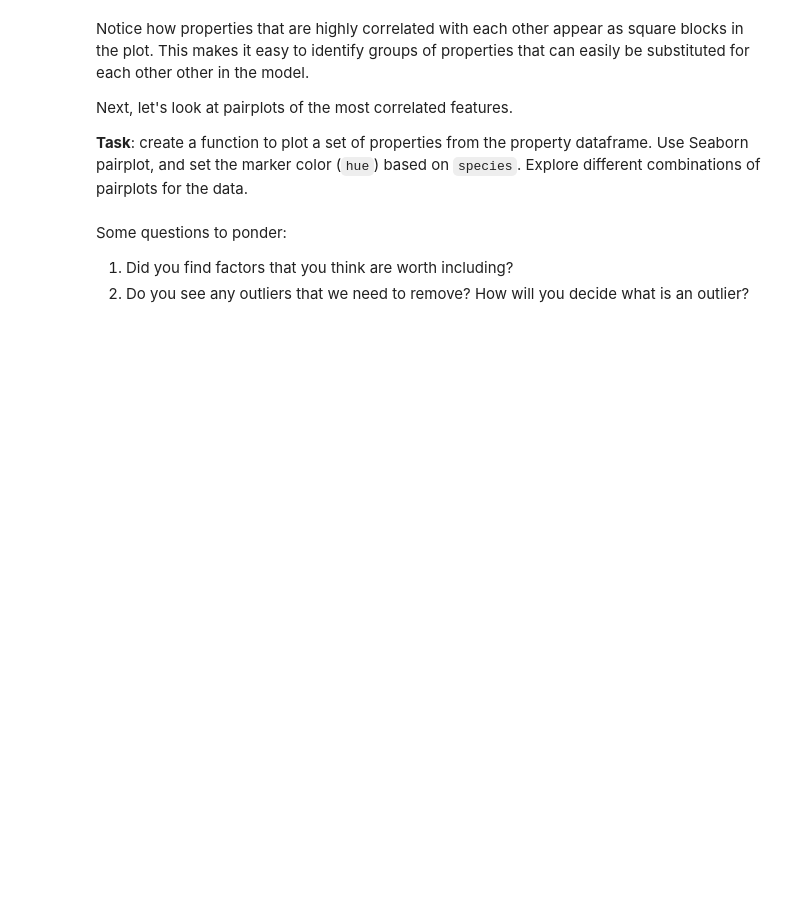
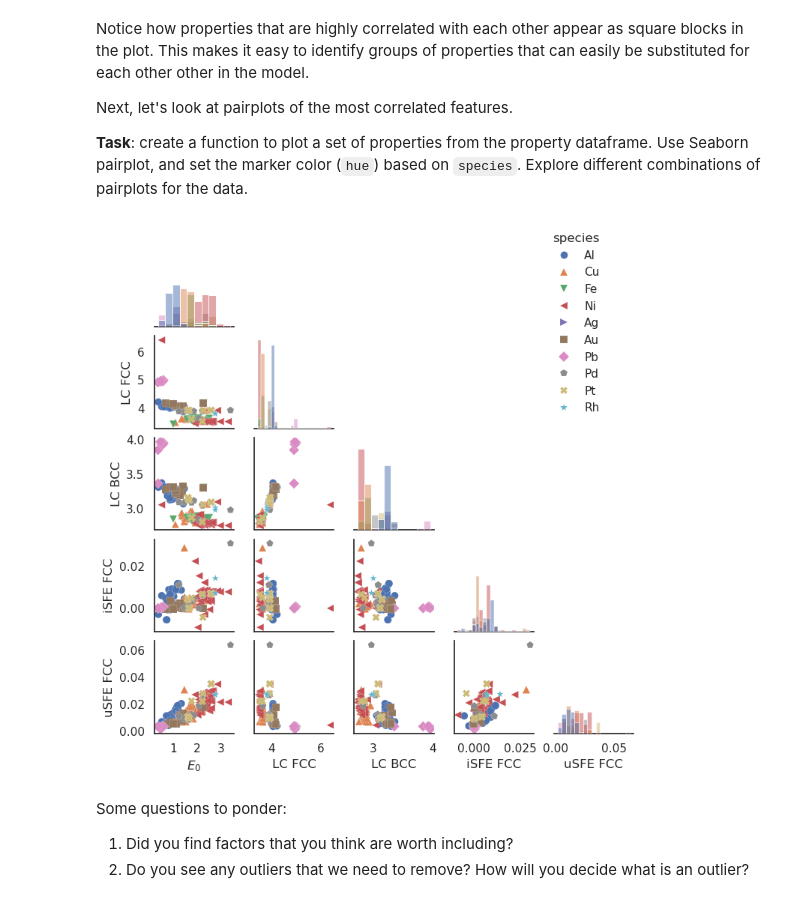
Before and after one commit to bjasperson/property-covariance-demo, a Jupyter notebook: property-covariance-demo.ipynb, the cells around one changed output. Saved outputs shown, nothing was run; the diff lists cells and outputs as text; code cells hidden in the pictures; blank space fills up the shorter version.

```diff
--- a/property-covariance-demo.ipynb
+++ b/property-covariance-demo.ipynb
@@ -41,3 +41,5 @@ The data includes IP-generated canonical properties, along with an LM model scal
 **Task**: Using pandas, download the CSV file with this [link](https://github.com/bjasperson/property-covariance-demo/blob/main/data/gb_data.csv?raw=true), save the dataframe as `df_data`, and look at the first five rows.
 # %%
 url_link = "https://github.com/bjasperson/property-covariance-demo/blob/main/data/gb_data.csv?raw=true"
+df_data = pd.read_csv(url_link, index_col=0)
+df_data.head()
@@ -57,6 +67,9 @@ def import_label_dict(label_dict_path = "https://github.com/bjasperson/property-
         dict: a dictionary with df column names as keys, and human-readable label as value
     """
 
+    # useful for plotting purposes
+    df_label_dict = pd.read_csv(label_dict_path)
+    label_dict = df_label_dict.to_dict(orient="records")[0]
     return label_dict
 
 label_dict = import_label_dict()
@@ -120,24 +140,34 @@ Next, let's look at pairplots of the most correlated features.
 # %%
 def pairplot_fun(df,
                  params_list,
                  label_dict,
                  height=1.5,
                  ):
     """create pairplot for select indicator properties
 
     Args:
         df (pandas.DataFrame): dataframe of data that was previously imported
         params_list (list): list of parameter strings to use
         label_dict (dict): the label dict from above, to convert label keys to human readable format
         height (float): pairplot height. Defaults to 2.0.
         xlims (list): list of limits to use for plotting
     """
-
-    return
-
+    if 'species' not in params_list:
+        params_list.extend(['species'])
+    X = df[params_list]
+    X.columns = [label_dict[x] for x in X.columns.to_list()]
+    sns.set_theme(style="white", font_scale = 1)
+    marker_list = ['o','^','v','<','>','s','D','p','X','*','.','P']
+    g = sns.pairplot(X, hue='species', corner=True, markers = marker_list[0:len(df.species.drop_duplicates())],
+                     plot_kws=dict(s=50, linewidth=0.1, rasterized = True),
+                     height=height,
+                     diag_kind='hist')
+    sns.move_legend(g, "upper right", bbox_to_anchor = (0.85,1))
 
 plot_param_list = ["coeff", "lattice_constant_fcc", "lattice_constant_bcc", 'intr_stack_fault_energy_fcc', 'unstable_stack_energy_fcc']
 pairplot_fun(df_data, plot_param_list, label_dict)
+# %% [output]
+[figure, added]
 # %% [markdown]
 Some questions to ponder:
 1. Did you find factors that you think are worth including?
```
Also changed, not shown: parts of 17 cells of this notebook.
